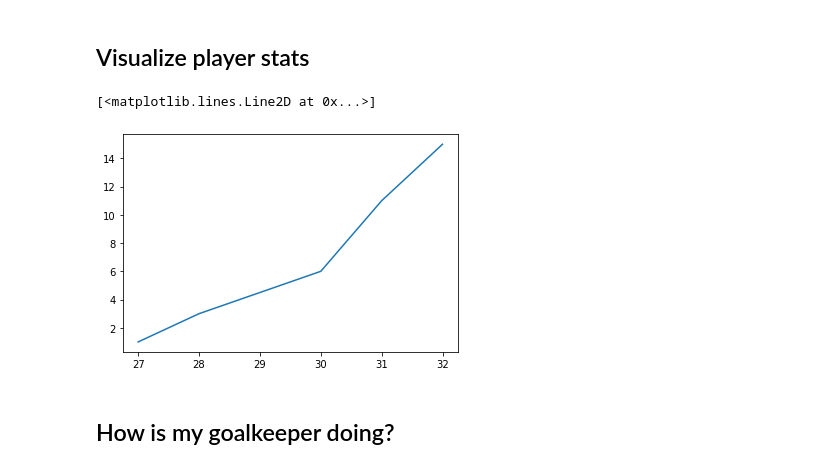
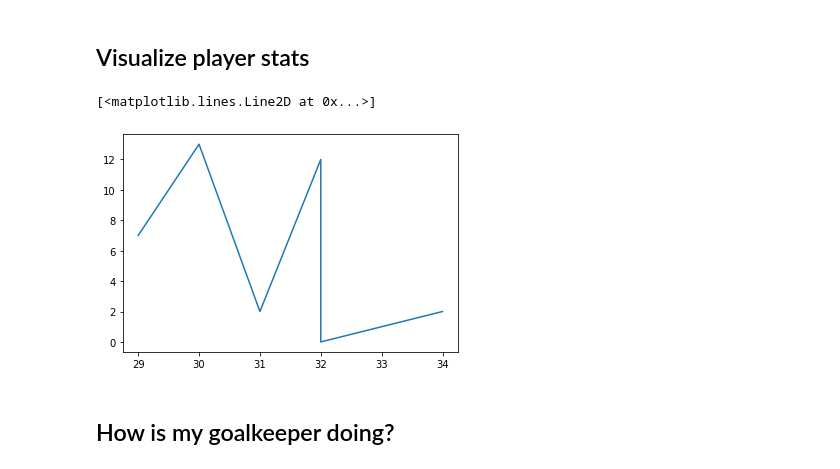
Before and after one commit to fika4life/EPLExploration, a Jupyter notebook: fantasty_analysis.ipynb, the cells around one changed output. Saved outputs shown, nothing was run; the diff lists cells and outputs as text; code cells hidden in the pictures.

```diff
--- a/fantasty_analysis.ipynb
+++ b/fantasty_analysis.ipynb
@@ -20,33 +20,33 @@ df.head()
 ## Visualize player stats
 # %%
 
-player = 'Mason Greenwood'
+player = 'Harry Kane'
 weeks = 6
 
-gameweeks_x = df['gameweek'].unique()
+#gameweeks_x = df['gameweek'].unique()
 
-gameweeks_x = sorted(gameweeks_x.tolist(), reverse=True)
+#gameweeks_x = sorted(gameweeks_x.tolist(), reverse=True)
 latest_round = df['round'].max()
 
 def filter_by_weeks(weeks):
     round_list = []
     latest_round = df['round'].max()
     round_list.append(latest_round)
     for i in range(weeks-1):
         latest_round -=1
         round_list.append(latest_round)
     return round_list
 
 
 filtered_df = df[df['round'].astype('int64').isin(filter_by_weeks(weeks))]
 
 results = filtered_df[filtered_df['name'] == player]
 
 
 plt.plot(results['round'], results['total_points'])
 # %% [output]
 [<matplotlib.lines.Line2D at 0x...>]
-[figure, old version]
+[figure, new version]
 # %% [markdown]
 ## How is my goalkeeper doing?
 # %% [markdown]
```
Also changed, not shown: parts of 5 cells of this notebook.
